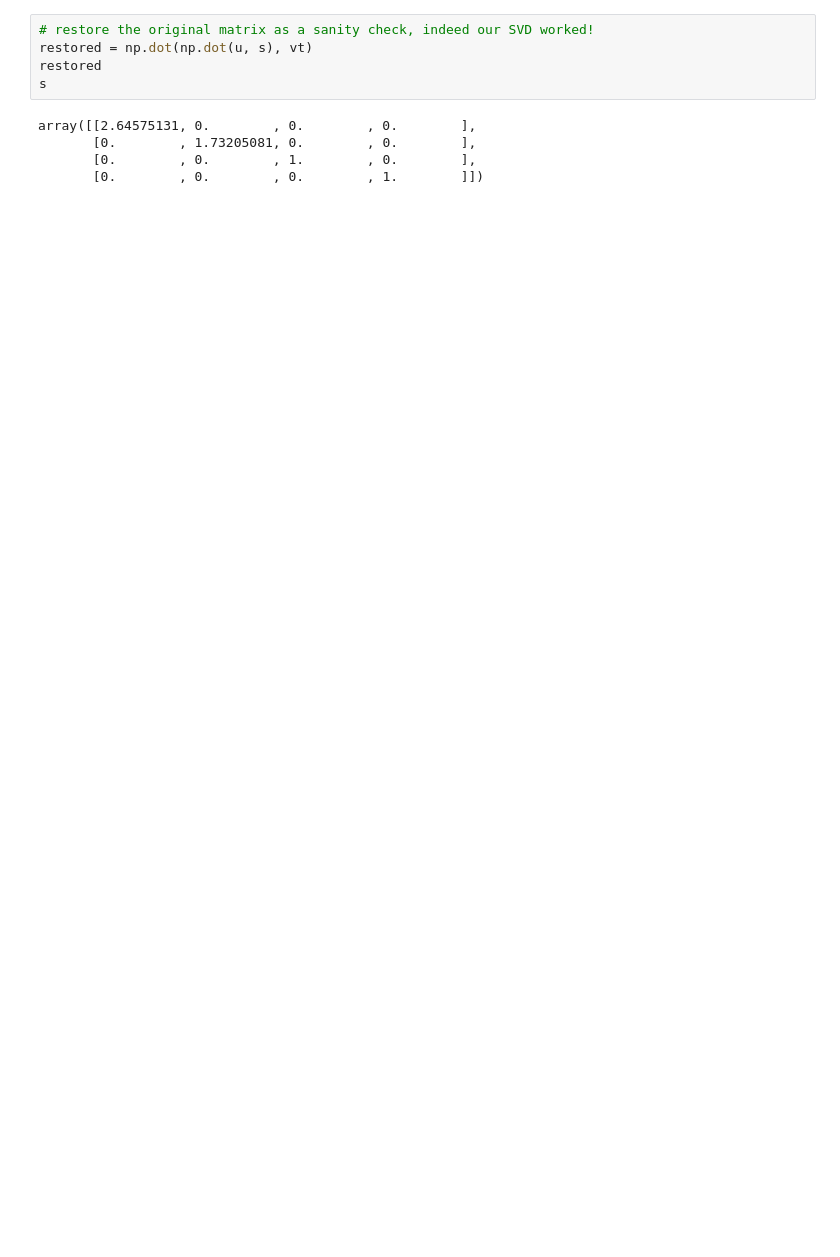
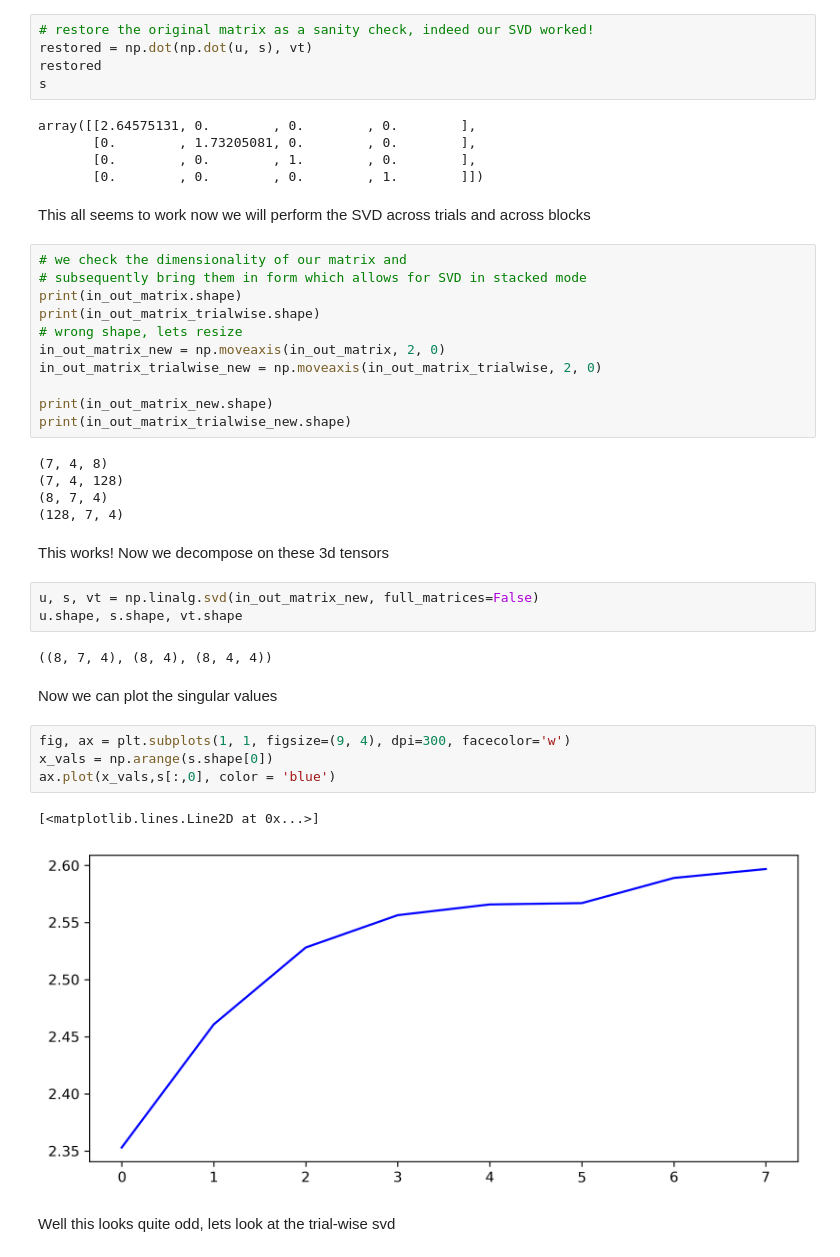
Before and after one commit to JirkoRu/analysis_scripts, a Jupyter notebook: SVD_Plot/SVD_plot.ipynb, the cells around one changed output. Saved outputs shown, nothing was run; the diff lists cells and outputs as text; blank space fills up the shorter version.

```diff
--- a/SVD_Plot/SVD_plot.ipynb
+++ b/SVD_Plot/SVD_plot.ipynb
@@ -222,3 +224,39 @@ array([[2.64575131, 0.        , 0.        , 0.        ],
        [0.        , 1.73205081, 0.        , 0.        ],
        [0.        , 0.        , 1.        , 0.        ],
        [0.        , 0.        , 0.        , 1.        ]])
+# %% [markdown]
+This all seems to work now we will perform the SVD across trials and across blocks
+# %%
+# we check the dimensionality of our matrix and
+# subsequently bring them in form which allows for SVD in stacked mode
+print(in_out_matrix.shape)
+print(in_out_matrix_trialwise.shape)
+# wrong shape, lets resize
+in_out_matrix_new = np.moveaxis(in_out_matrix, 2, 0)
+in_out_matrix_trialwise_new = np.moveaxis(in_out_matrix_trialwise, 2, 0)
+
+print(in_out_matrix_new.shape)
+print(in_out_matrix_trialwise_new.shape)
+# %% [output]
+(7, 4, 8)
+(7, 4, 128)
+(8, 7, 4)
+(128, 7, 4)
+# %% [markdown]
+This works! Now we decompose on these 3d tensors
+# %%
+u, s, vt = np.linalg.svd(in_out_matrix_new, full_matrices=False)
+u.shape, s.shape, vt.shape
+# %% [output]
+((8, 7, 4), (8, 4), (8, 4, 4))
+# %% [markdown]
+Now we can plot the singular values
+# %%
+fig, ax = plt.subplots(1, 1, figsize=(9, 4), dpi=300, facecolor='w')
+x_vals = np.arange(s.shape[0])
+ax.plot(x_vals,s[:,0], color = 'blue')
+# %% [output]
+[<matplotlib.lines.Line2D at 0x...>]
+[figure, added]
+# %% [markdown]
+Well this looks quite odd, lets look at the trial-wise svd
```
Also changed, not shown: parts of 5 cells of this notebook, 3 other files.
